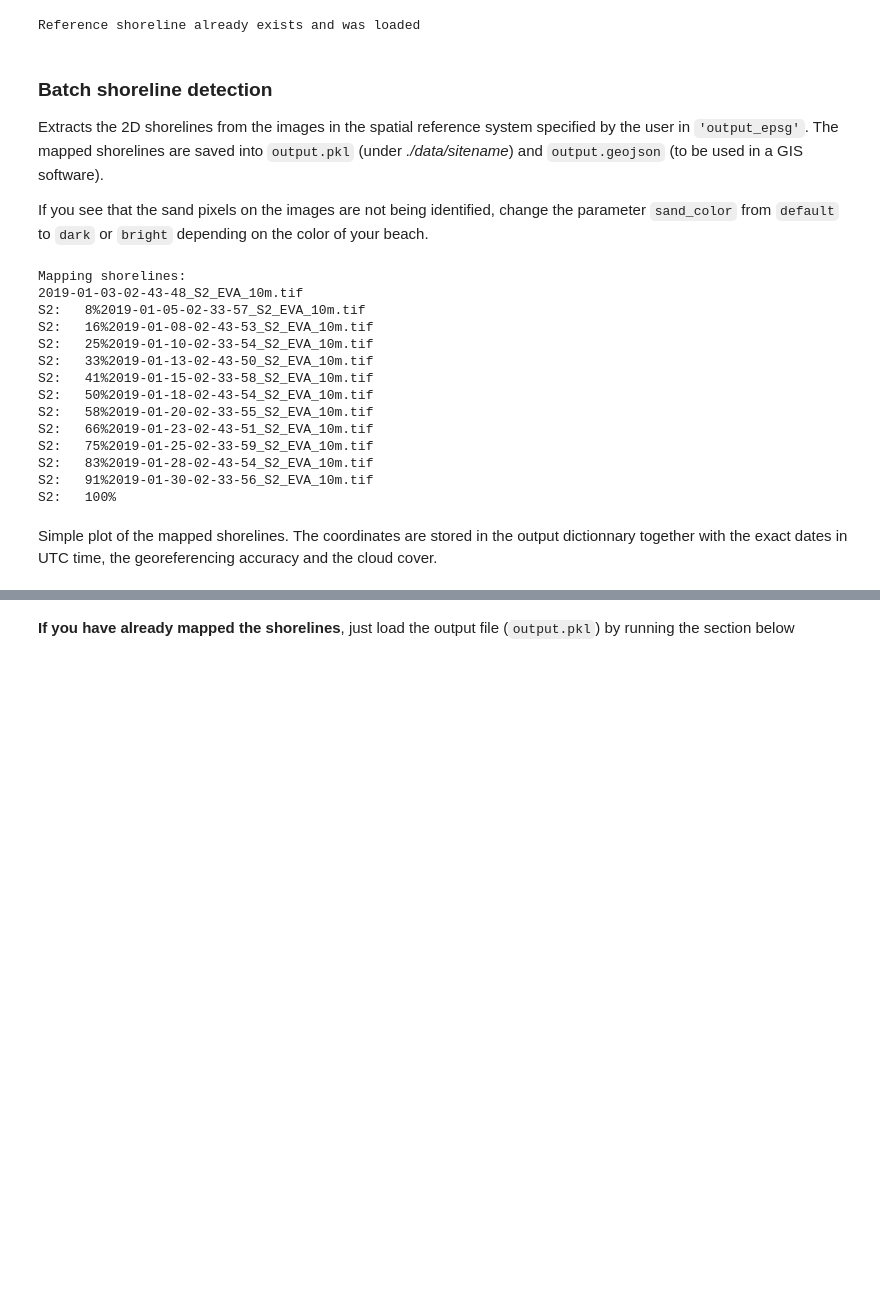
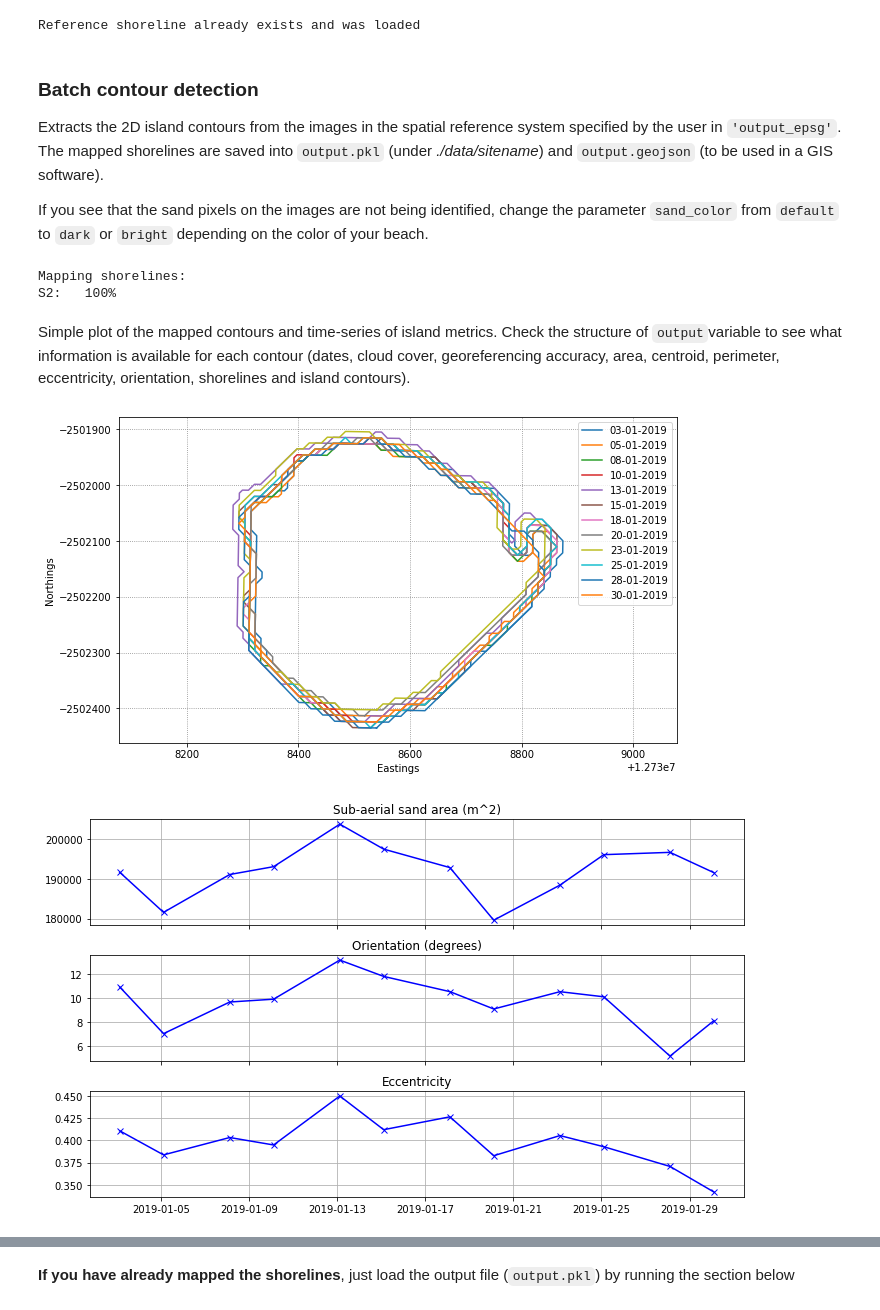
Before and after one commit to mcuttler/CoastSat.islands, a Jupyter notebook: example_islands_Eva_Island.ipynb, the cells around one changed output, grey strips where cells are left out. Drawn from its saved outputs; the diff is of its cells as text; code cells hidden in the pictures; blank space fills up the shorter version.

```diff
--- a/example_islands_Eva_Island.ipynb
+++ b/example_islands_Eva_Island.ipynb
@@ -90,26 +81,26 @@ To quality control each shoreline detection and manually validate the mapped sho
 
 The other parameters are for advanced users only and are described in the README.
 # %%
+# settings for the sand contour mapping
 settings = {
     # general parameters:
     'cloud_thresh': 0.5,        # threshold on maximum cloud cover
-    'output_epsg': 28350,       # epsg code of spatial reference system desired for the output
+    'output_epsg': 3857,        # epsg code of spatial reference system desired for the output
     # quality control:
-    'check_detection_sand_poly': True,    # if True, shows each shoreline detection to the user for validation
-    'save_figure': True,        # if True, saves a figure showing the mapped shoreline for each image
+    'check_detection_sand_poly': True, # if True, uses sand polygon for detection and shows user for validation
+    'save_figure': True,               # if True, saves a figure showing the mapped shoreline for each image
     # add the inputs defined previously
     'inputs': inputs,
     # [ONLY FOR ADVANCED USERS] shoreline detection parameters:
-    'min_beach_area': 4500,     # minimum area (in metres^2) for an object to be labelled as a beach
-    'buffer_size': 150,         # radius (in metres) of the buffer around sandy pixels considered in the shoreline detection
-    'min_length_sl': 200,       # minimum length (in metres) of shoreline perimeter to be valid
+    'min_beach_area': 50,       # minimum area (in metres^2) for an object to be labelled as a beach
+    'buffer_size': 100,         # radius (in metres) of the buffer around sandy pixels considered in the shoreline detection
+    'min_length_sl': 500,       # minimum length (in metres) of shoreline perimeter to be valid
     'cloud_mask_issue': False,  # switch this parameter to True if sand pixels are masked (in black) on many images
     'sand_color': 'default',    # 'default', 'dark' (for grey/black sand beaches) or 'bright' (for white sand beaches)
-    'zref': 0                   #reference height datum for tidal correction
 }
 
-#read additional settings for island info - adds:
-settings = SDS_island_tools.read_island_info(island_file,settings)
+# read additional settings for island info - adds:
+settings = SDS_islands.read_island_info(inputs['island_file'],settings)
 # %% [markdown]
 ### [OPTIONAL] Save .jpg of the satellite images
 Saves .jpg files of the preprocessed satellite images (cloud masking + pansharpening/down-sampling) under *./data/sitename/jpeg_files\preprocessed*
@@ -127,41 +116,43 @@ settings['max_dist_ref'] = 100 # max distance (in meters) allowed from the refer
 # %% [output]
 Reference shoreline already exists and was loaded
 # %% [markdown]
-### Batch shoreline detection
-Extracts the 2D shorelines from the images in the spatial reference system specified by the user in `'output_epsg'`. The mapped shorelines are saved into `output.pkl` (under *./data/sitename*) and `output.geojson` (to be used in a GIS software).
+### Batch contour detection
+Extracts the 2D island contours from the images in the spatial reference system specified by the user in `'output_epsg'`. The mapped shorelines are saved into `output.pkl` (under *./data/sitename*) and `output.geojson` (to be used in a GIS software).
 
 If you see that the sand pixels on the images are not being identified, change the parameter `sand_color` from `default` to `dark` or `bright` depending on the color of your beach.
 # %%
 %matplotlib qt
-output = SDS_island_shorelines.extract_shorelines(metadata, settings)
+output = SDS_islands.extract_sand_poly(metadata, settings)
 # %% [output]
 Mapping shorelines:
-2019-01-03-02-43-48_S2_EVA_10m.tif
-S2:   8%2019-01-05-02-33-57_S2_EVA_10m.tif
-S2:   16%2019-01-08-02-43-53_S2_EVA_10m.tif
-S2:   25%2019-01-10-02-33-54_S2_EVA_10m.tif
-S2:   33%2019-01-13-02-43-50_S2_EVA_10m.tif
-S2:   41%2019-01-15-02-33-58_S2_EVA_10m.tif
-S2:   50%2019-01-18-02-43-54_S2_EVA_10m.tif
-S2:   58%2019-01-20-02-33-55_S2_EVA_10m.tif
-S2:   66%2019-01-23-02-43-51_S2_EVA_10m.tif
-S2:   75%2019-01-25-02-33-59_S2_EVA_10m.tif
-S2:   83%2019-01-28-02-43-54_S2_EVA_10m.tif
-S2:   91%2019-01-30-02-33-56_S2_EVA_10m.tif
 S2:   100%
-# %% [markdown]
-Simple plot of the mapped shorelines. The coordinates are stored in the output dictionnary together with the exact dates in UTC time, the georeferencing accuracy and the cloud cover.
+# %% [markdown]
+Simple plot of the mapped contours and time-series of island metrics. Check the structure of `output`variable to see what information is available for each contour (dates, cloud cover, georeferencing accuracy, area, centroid, perimeter, eccentricity, orientation, shorelines and island contours).
 # %%
-fig = plt.figure()
+%matplotlib inline
+# plot the sand polygons
+fig = plt.figure(figsize=(10,6))
 plt.axis('equal')
 plt.xlabel('Eastings')
 plt.ylabel('Northings')
 plt.grid(linestyle=':', color='0.5')
 for i in range(len(output['shorelines'])):
-    sl = output['shorelines'][i]
+    sl = output['sand_points'][i]
     date = output['dates'][i]
-    plt.plot(sl[:,0], sl[:,1], '.', label=date.strftime('%d-%m-%Y'))
+    plt.plot(sl[:,0], sl[:,1], '-', label=date.strftime('%d-%m-%Y'))
 plt.legend()
-mng = plt.get_current_fig_manager()
-mng.window.showMaximized()
-fig.set_size_inches([15.76,  8.52])
+
+# plot time-series of island metrics (area, orientation, eccentricity)
+fig, ax = plt.subplots(3,1, figsize=(10,6), tight_layout=True, sharex=True)
+ax[0].plot(output['dates'],output['sand_area'],'b-x')
+ax[0].grid('on')
+ax[0].set(title='Sub-aerial sand area (m^2)')
+ax[1].plot(output['dates'],np.array(output['sand_orientation'])*180/np.pi,'b-x')
+ax[1].grid('on')
+ax[1].set(title='Orientation (degrees)')
+ax[2].plot(output['dates'],output['sand_eccentricity'],'b-x')
+ax[2].grid('on')
+ax[2].set(title='Eccentricity');
+# %% [output]
+[figure, added]
+[figure, added]
```
Also changed, not shown: parts of 23 cells of this notebook, 21 other files.
